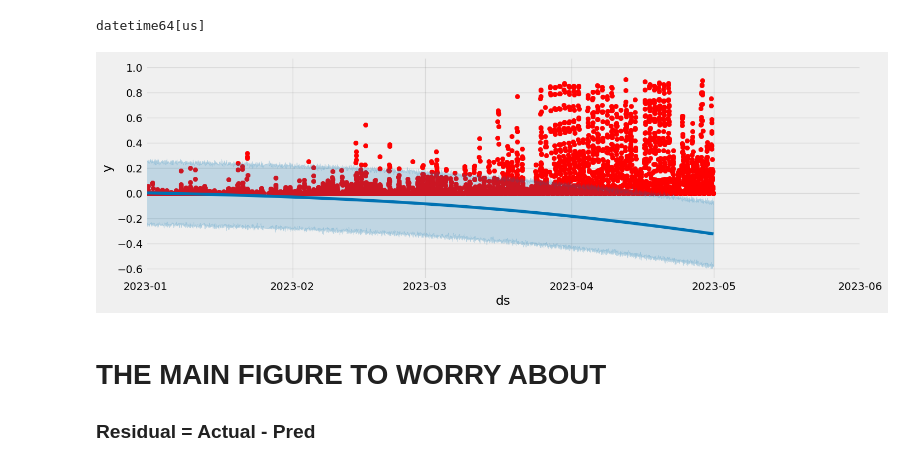
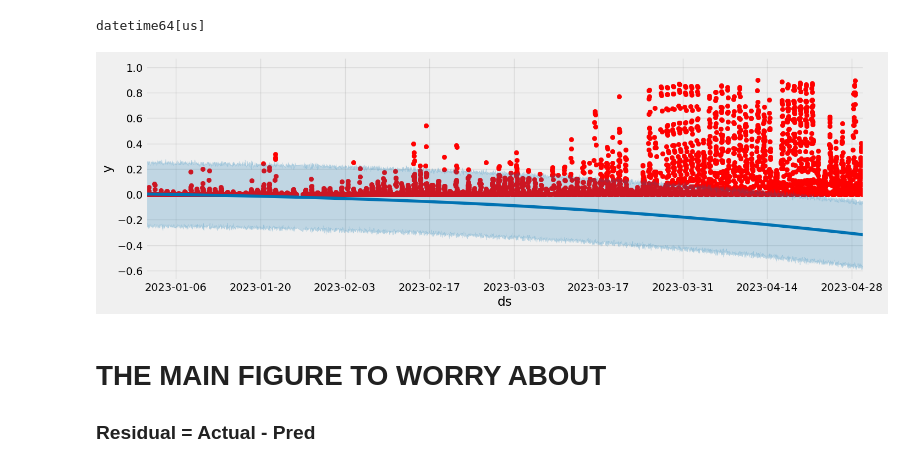
Before and after one commit to simenstang/TDT4173, a Jupyter notebook: data/masterplan/catboost/prophet_1.ipynb, the cells around one changed output. Saved outputs shown, nothing was run; the diff lists cells and outputs as text; code cells hidden in the pictures.

```diff
--- a/data/masterplan/catboost/prophet_1.ipynb
+++ b/data/masterplan/catboost/prophet_1.ipynb
@@ -562,0 +556,4 @@ prophet_predictions.head()
+# %%
+'''
+future = test_prophet[['ds']]
+prophet_predictions = model.predict(future)
@@ -581,12 +619,12 @@ datetime64[us]
 # %%
 # Plot the forecast with the actuals
 f, ax = plt.subplots(figsize=(15, 5))
 ax.scatter(test_prophet['ds'], test_prophet['y'], color='r')
 fig = model.plot(prophet_predictions, ax=ax)
-ax.set_xbound(lower=np.datetime64('2023-01-01'), upper=np.datetime64('2023-06-01'))
+ax.set_xbound(lower=np.datetime64('2023-01-01'), upper=np.datetime64('2023-04-30'))
 plt.show()
 # %% [output]
-[figure, old version]
+[figure, new version]
 # %% [markdown]
 # THE MAIN FIGURE TO WORRY ABOUT
 
```
Also changed, not shown: parts of 6 cells of this notebook.
